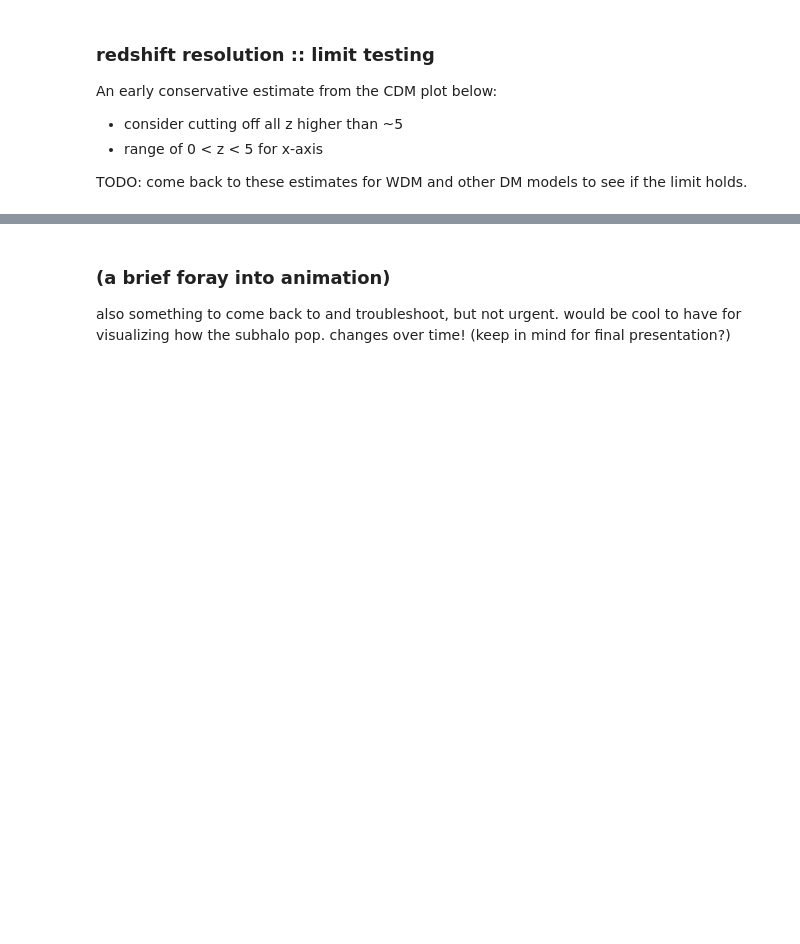
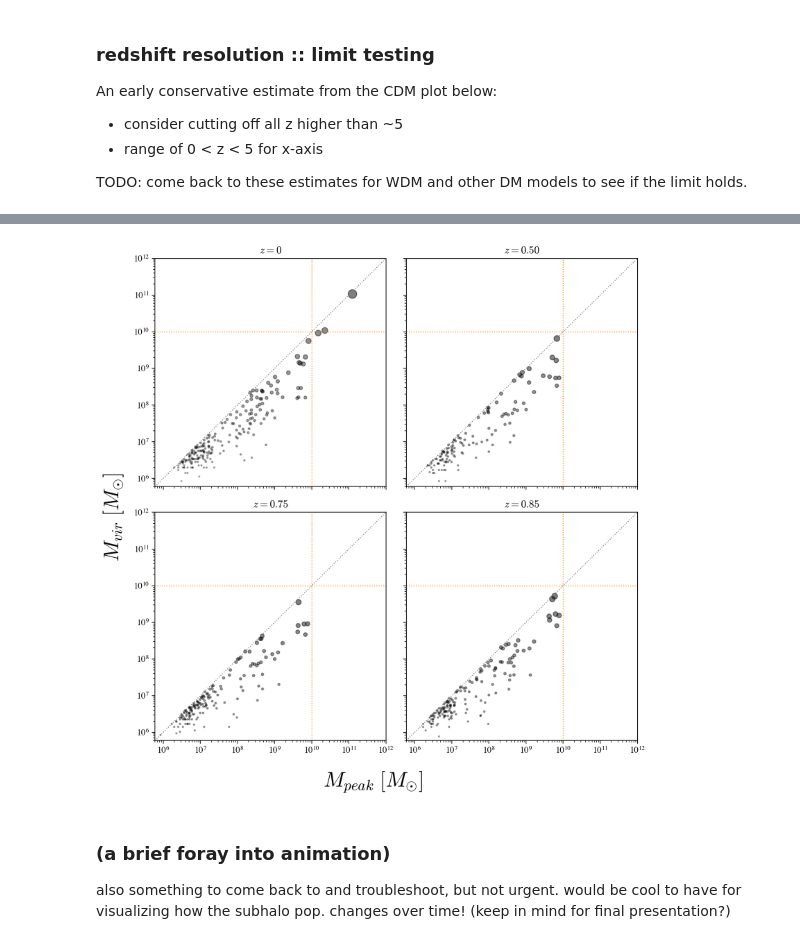
Before and after one commit to theotherlogan/nsbp-2023, a Jupyter notebook: notebooks/w3_work.ipynb, the cells around one changed output, grey strips where cells are left out. Cells and saved outputs as stored; diff of their text form; code cells hidden in the pictures; blank space fills up the shorter version.

```diff
--- a/notebooks/w3_work.ipynb
+++ b/notebooks/w3_work.ipynb
@@ -211,3 +214,67 @@ plt.show()
+# %%
+halos_wdm, subhalos_wdm, host_ind_wdm = wdm.get_z(0, True)
+halos_wdm_85, subhalos_wdm_85, host_ind_wdm_85 = wdm.get_z(1, True)
+halos_wdm_75, subhalos_wdm_75, host_ind_wdm_75 = wdm.get_z(0.75, True)
+halos_wdm_50, subhalos_wdm_50, host_ind_wdm_50 = wdm.get_z(0.50, True)
+
+fig, ax = plt.subplots(2, 2, figsize=(9, 9))
+
+ax[0][0].scatter(subhalos_wdm['Mpeak'], subhalos_wdm['Mvir'], s=subhalos_wdm['Rvir'],
+            alpha=0.5*np.log10(subhalos_wdm['Mvir'])/np.max(np.log10(subhalos_wdm['Mvir'])),c='k')
+ax[0][0].set_xscale('log')
+ax[0][0].set_yscale('log')
+ax[0][0].set_xlim(6e5,1e12)
+ax[0][0].set_ylim(6e5, 1e12)
+ax[0][0].set_title(r'$z = 0$')
+ax[0][0].set_xticklabels([])
+ax[0][0].axhline(y=1e10, color='darkorange', linestyle=':', lw=1)
+ax[0][0].axvline(x=1e10, color='darkorange', linestyle=':', lw=1)
+ax[0][0].plot(np.linspace(6e5, 1e12, 100), np.linspace(6e5, 1e12, 100), color='gray', linestyle=':', lw=1)
+
+
+ax[1][0].scatter(subhalos_wdm_75['Mpeak'], subhalos_wdm_75['Mvir'], s=subhalos_wdm_75['Rvir'],
+            alpha=0.5*np.log10(subhalos_wdm_75['Mvir'])/np.max(np.log10(subhalos_wdm_75['Mvir'])),c='k')
+ax[1][0].set_xscale('log')
+ax[1][0].set_yscale('log')
+ax[1][0].set_xlim(6e5,1e12)
+ax[1][0].set_ylim(6e5, 1e12)
+ax[1][0].set_title(r'$z = 0.75$')
+ax[1][0].axhline(y=1e10, color='darkorange', linestyle=':', lw=1)
+ax[1][0].axvline(x=1e10, color='darkorange', linestyle=':', lw=1)
+ax[1][0].plot(np.linspace(6e5, 1e12, 100), np.linspace(6e5, 1e12, 100), color='gray', linestyle=':', lw=1)
+
+ax[0][1].scatter(subhalos_wdm_50['Mpeak'], subhalos_wdm_50['Mvir'], s=subhalos_wdm_50['Rvir'],
+            alpha=0.5*np.log10(subhalos_wdm_50['Mvir'])/np.max(np.log10(subhalos_wdm_50['Mvir'])),c='k')
+ax[0][1].set_xscale('log')
+ax[0][1].set_yscale('log')
+ax[0][1].set_xlim(6e5,1e12)
+ax[0][1].set_ylim(6e5, 1e12)
+ax[0][1].set_title(r'$z = 0.50$')
+ax[0][1].set_xticklabels([])
+ax[0][1].set_yticklabels([])
+ax[0][1].axhline(y=1e10, color='darkorange', linestyle=':', lw=1)
+ax[0][1].axvline(x=1e10, color='darkorange', linestyle=':', lw=1)
+ax[0][1].plot(np.linspace(6e5, 1e12, 100), np.linspace(6e5, 1e12, 100), color='gray', linestyle=':', lw=1)
+
+ax[1][1].scatter(subhalos_wdm_85['Mpeak'], subhalos_wdm_85['Mvir'], s=subhalos_wdm_85['Rvir'],
+            alpha=0.5*np.log10(subhalos_wdm_85['Mvir'])/np.max(np.log10(subhalos_wdm_85['Mvir'])),c='k')
+ax[1][1].set_xscale('log')
+ax[1][1].set_yscale('log')
+ax[1][1].set_xlim(6e5,1e12)
+ax[1][1].set_ylim(6e5, 1e12)
+ax[1][1].set_title(r'$z = 0.85$')
+ax[1][1].set_yticklabels([])
+ax[1][1].axhline(y=1e10, color='darkorange', linestyle=':', lw=1)
+ax[1][1].axvline(x=1e10, color='darkorange', linestyle=':', lw=1)
+ax[1][1].plot(np.linspace(6e5, 1e12, 100), np.linspace(6e5, 1e12, 100), color='gray', linestyle=':', lw=1)
+
+fig.supylabel(r'$M_{vir}$ $[M_{\odot}]$', fontsize=24)
+fig.supxlabel(r'$M_{peak}$ $[M_{\odot}]$', fontsize=24)
+
+plt.tight_layout()
+plt.show()
+# %% [output]
+[figure, added]
 # %% [markdown]
 ### (a brief foray into animation)
 also something to come back to and troubleshoot, but not urgent. would be cool to have for visualizing how the subhalo pop. changes over time!
```
Also changed, not shown: parts of 6 cells of this notebook, 1 other file.
